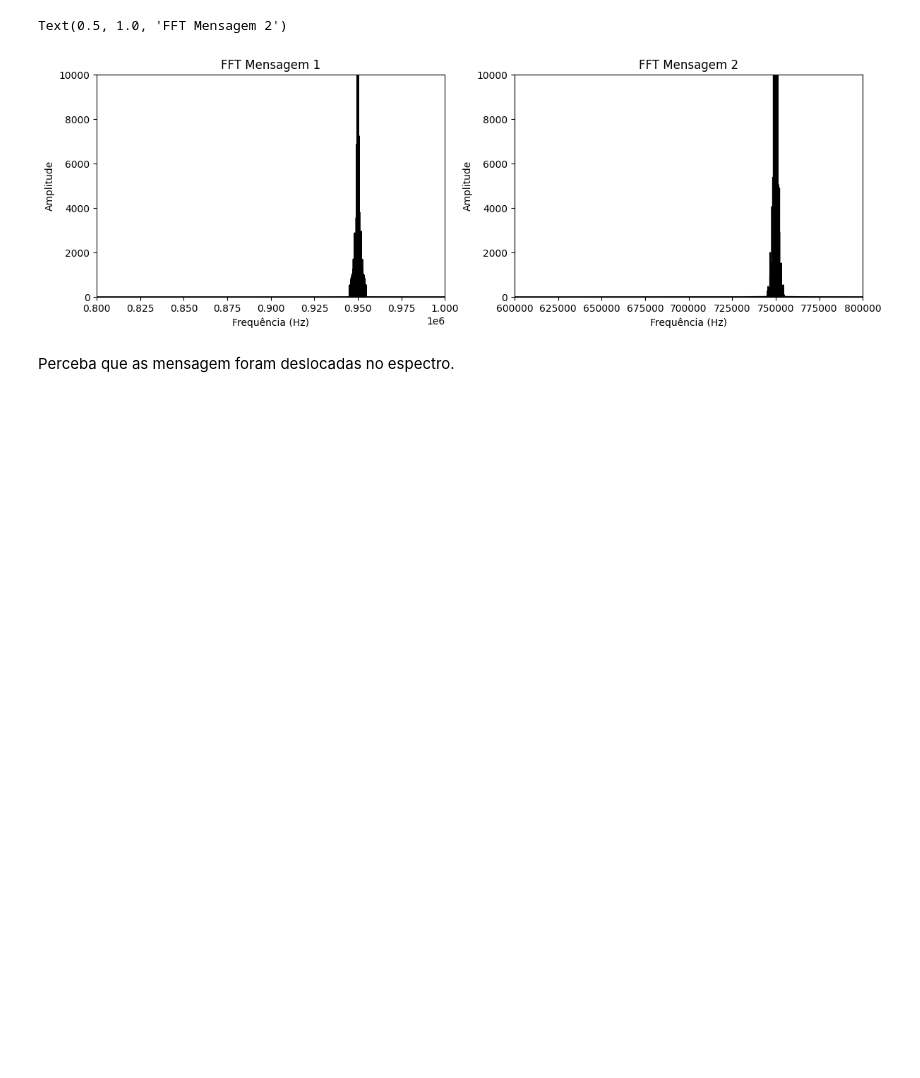
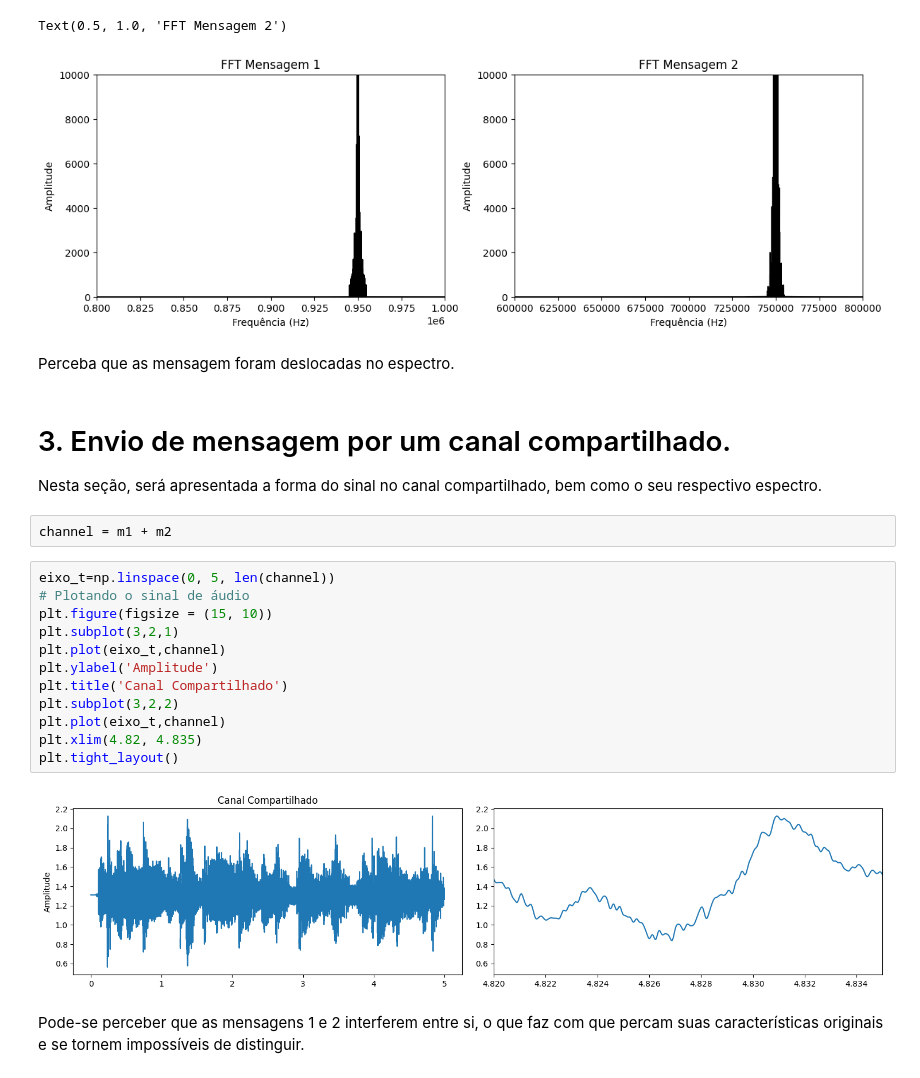
Before and after one commit to iyisakuma/PComunicacao, a Jupyter notebook: Atividade_1_Modulação_AM.ipynb, the cells around one changed output. Saved outputs shown, nothing was run; the diff lists cells and outputs as text; blank space fills up the shorter version.

```diff
--- a/Atividade_1_Modulação_AM.ipynb
+++ b/Atividade_1_Modulação_AM.ipynb
@@ -371,3 +371,25 @@ Text(0.5, 1.0, 'FFT Mensagem 2')
 [figure]
 # %% [markdown]
 Perceba que as mensagem foram deslocadas no espectro.
+# %% [markdown]
+# 3. Envio de mensagem por um canal compartilhado.
+
+Nesta seção, será apresentada a forma do sinal no canal compartilhado, bem como o seu respectivo espectro.
+# %%
+channel = m1 + m2
+# %%
+eixo_t=np.linspace(0, 5, len(channel))
+# Plotando o sinal de áudio
+plt.figure(figsize = (15, 10))
+plt.subplot(3,2,1)
+plt.plot(eixo_t,channel)
+plt.ylabel('Amplitude')
+plt.title('Canal Compartilhado')
+plt.subplot(3,2,2)
+plt.plot(eixo_t,channel)
+plt.xlim(4.82, 4.835)
+plt.tight_layout()
+# %% [output]
+[figure, added]
+# %% [markdown]
+Pode-se perceber que as mensagens 1 e 2 interferem entre si, o que faz com que percam suas características originais e se tornem impossíveis de distinguir.
```
Also changed, not shown: parts of 5 cells of this notebook.
